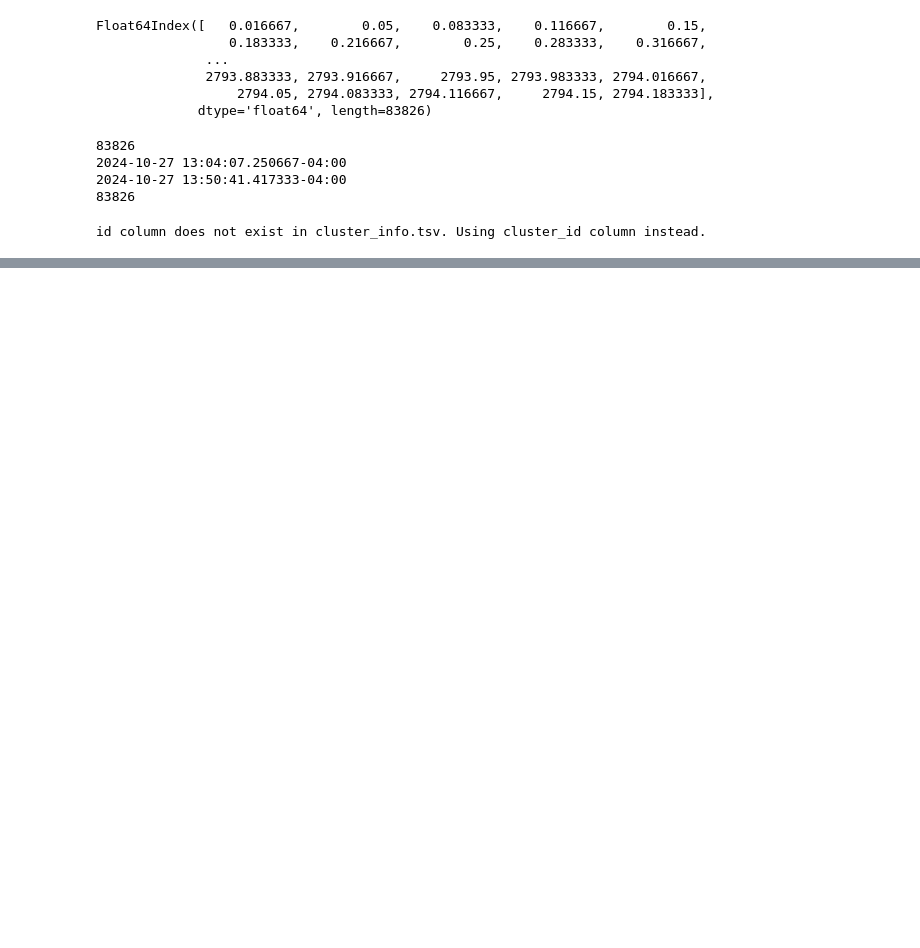
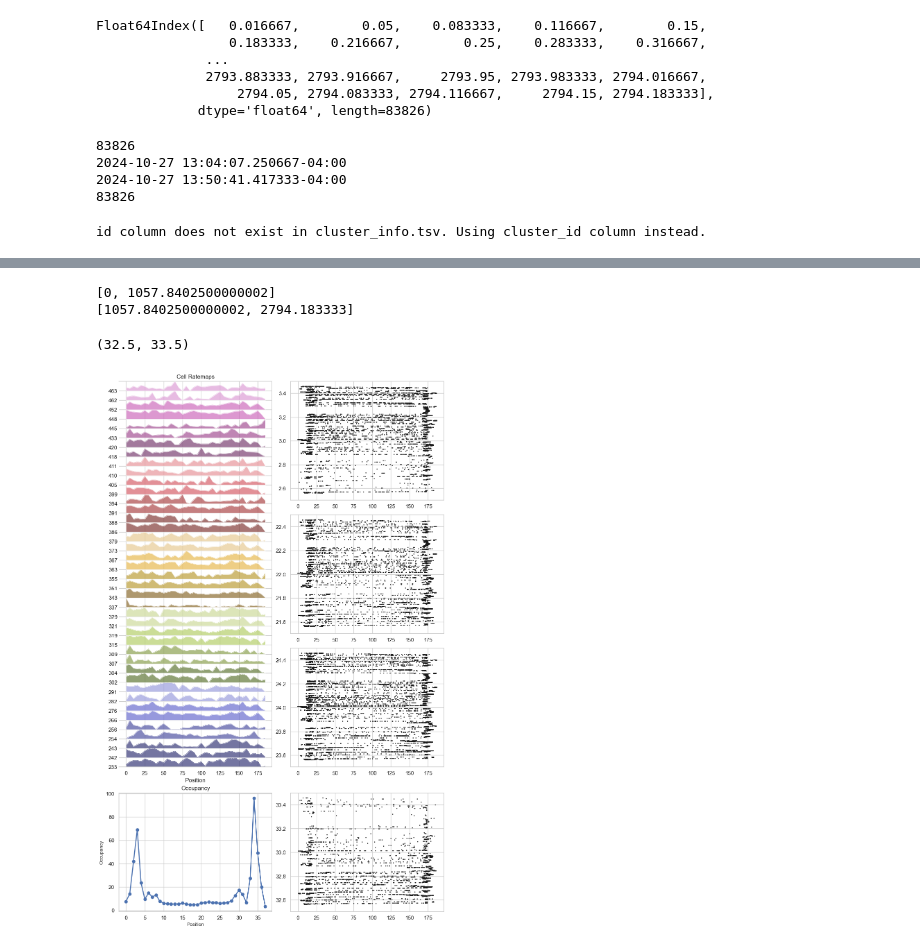
Before and after one commit to kimqi/PlaceCellDisruption, a Jupyter notebook: Analyses/Stb_LeMans_Alignment_PFs.ipynb, the cells around one changed output, grey strips where cells are left out. Saved outputs shown, nothing was run; the diff lists cells and outputs as text; code cells hidden in the pictures; blank space fills up the shorter version.

```diff
--- a/Analyses/Stb_LeMans_Alignment_PFs.ipynb
+++ b/Analyses/Stb_LeMans_Alignment_PFs.ipynb
@@ -271,0 +276,64 @@ plt.show()
+# %%
+opto_epoch = [0, stim_epochs_df['stop'].max() -t_start + filtered_values.median()]
+ctrl_epoch = [stim_epochs_df['stop'].max() - t_start + filtered_values.median(), max(motive_times_from_oe_rec_start)]
+#opto_epoch = opto_epoch - t_start
+#ctrl_epoch = ctrl_epoch - t_start
+
+print(opto_epoch)
+print(ctrl_epoch)
+# %% [output]
+[0, 1057.8402500000002]
+[1057.8402500000002, 2794.183333]
+# %%
+opto_cells = sess.neurons.time_slice(t_start=opto_epoch[0], t_stop=opto_epoch[1], zero_spike_times=True)
+ctrl_cells = sess.neurons.time_slice(t_start=ctrl_epoch[0], t_stop=ctrl_epoch[1], zero_spike_times=True)
+
+motive_sr = 30
+pos2d = np.array([opti_obj.x, opti_obj.z]) # create a 2 x nframes array of x/y positions
+
+pos = Position(traces=pos2d, t_start=0, sampling_rate=motive_sr)
+pos = position_util.linearize_position(pos)
+# %%
+opto_pos = pos.time_slice(t_start=opto_epoch[0], t_stop=opto_epoch[1])
+ctrl_pos = pos.time_slice(t_start=ctrl_epoch[0], t_stop=ctrl_epoch[1],zero_times=True)
+# %%
+opto_pfs = placefields.Pf1D(neurons=opto_cells, position=opto_pos, speed_thresh=2.5)
+ctrl_pfs = placefields.Pf1D(neurons=ctrl_cells, position=ctrl_pos, speed_thresh=2.5)
+# %%
+# Opto Condition Place Fields
+fig = plt.figure(figsize=(10, 16))
+gs = gridspec.GridSpec(4, 2, figure=fig)
+
+# Create an axes that spans 2 rows in the first column
+ax1 = fig.add_subplot(gs[0:3, 0])  # This spans all rows in the first column
+ax2 = fig.add_subplot(gs[3, 0])  # Top-right
+ax3 = fig.add_subplot(gs[0, 1])  # Bottom-right
+ax4 = fig.add_subplot(gs[1, 1])  # Bottom-right
+ax5 = fig.add_subplot(gs[2, 1])  # Bottom-right
+ax6 = fig.add_subplot(gs[3, 1])  # Bottom-right
+
+
+ax1.set_title('Cell Ratemaps')
+plot_ratemap(opto_pfs, ax=ax1, normalize_tuning_curve=True, sortby=False)
+
+ax2.plot(opto_pfs.occupancy, marker='o', linestyle='-', linewidth=2)
+ax2.set_title("Occupancy", fontsize=12)
+ax2.set_xlabel("Position", fontsize=10)
+ax2.set_ylabel("Occupancy", fontsize=10)
+
+sns.set_theme(style="whitegrid")
+
+opto_pfs.plot_ratemaps_raster(ax=ax3,plot_time=True,sort=False)
+ax3.set_ylim([2.5, 3.5])
+
+opto_pfs.plot_ratemaps_raster(ax=ax4,plot_time=True,sort=False)
+ax4.set_ylim([21.5, 22.5])
+
+opto_pfs.plot_ratemaps_raster(ax=ax5,plot_time=True,sort=False)
+ax5.set_ylim([23.5, 24.5])
+
+opto_pfs.plot_ratemaps_raster(ax=ax6,plot_time=True,sort=False)
+ax6.set_ylim([32.5, 33.5])
+# %% [output]
+(32.5, 33.5)
+[figure, added]
```
Also changed, not shown: parts of 16 cells of this notebook.
